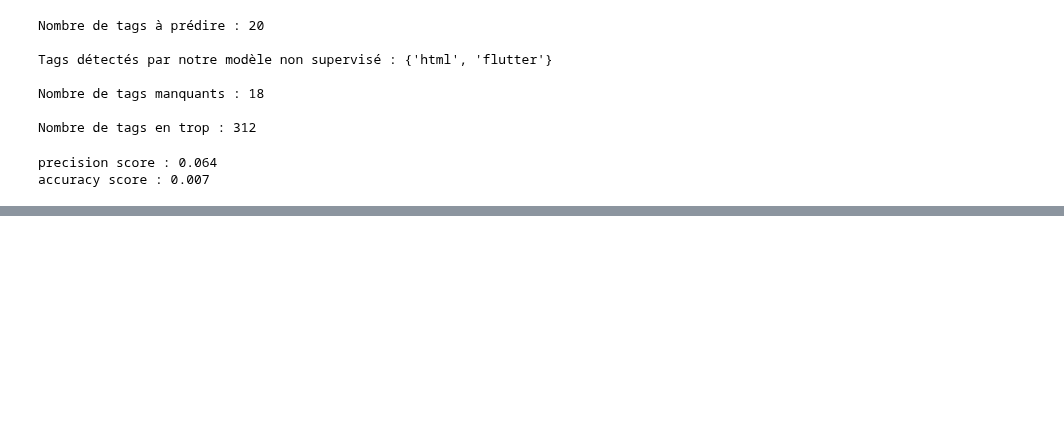
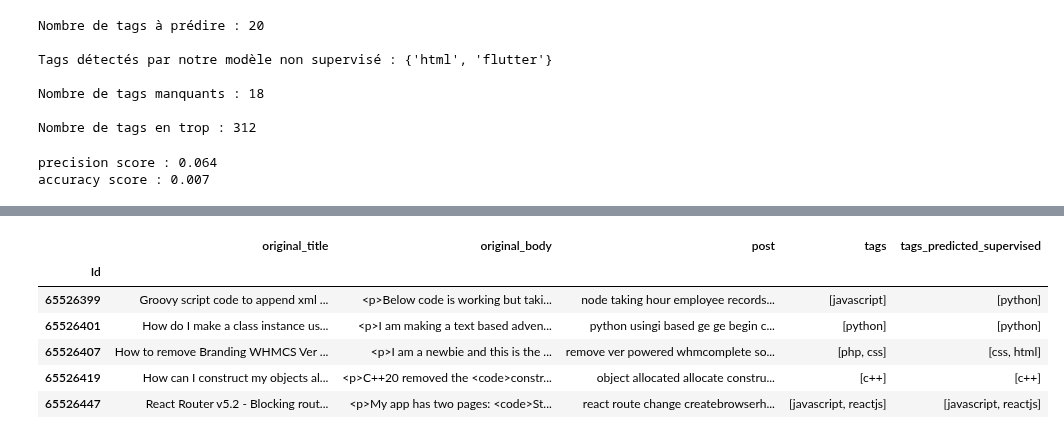
Before and after one commit to felanbi/Projet-OC-Categoriser-automatiquement-des-questions, a Jupyter notebook: P5_02_notebook_modeles.ipynb, the cells around one changed output, grey strips where cells are left out. Drawn from its saved outputs; the diff is of its cells as text; code cells hidden in the pictures; blank space fills up the shorter version.

```diff
--- a/P5_02_notebook_modeles.ipynb
+++ b/P5_02_notebook_modeles.ipynb
@@ -286,0 +394,17 @@ accuracy score : 0.007
+# %%
+from sklearn.linear_model import SGDClassifier
+
+sgd = OneVsRestClassifier(SGDClassifier())
+sgd.fit(X_train_he, train_labels)
+preds_train = sgd.predict(X_train_he)
+preds = sgd.predict(X_test_he)
+
+print("Train :\n")
+print('SGD precision score : ', precision_score(train_labels, preds_train, average = 'macro', zero_division = False))
+print('SGD recall score : ', recall_score(train_labels, preds_train, average = 'macro', zero_division = False))
+print('SGD accuracy score : ', accuracy_score(train_labels, preds_train))
+
+print("\nTest :\n")
+print('SGD precision score : ', precision_score(test_labels, preds, average = 'macro', zero_division = False))
+print('SGD recall score : ', recall_score(test_labels, preds, average = 'macro', zero_division = False))
+print('SGD accuracy score : ', accuracy_score(test_labels, preds))
@@ -286,0 +431,13 @@ accuracy score : 0.007
+# %%
+ann = Sequential([
+    layers.InputLayer(input_shape = X_train_he.shape[1]),
+    layers.Dense(32, activation = "relu"),
+    layers.Dense(32, activation = "relu"),
+    layers.Dense(20, activation = "sigmoid")])
+
+ann.compile(optimizer = "adam",
+            loss = "binary_crossentropy",
+            metrics = ["accuracy"])
+
+ann.fit(X_train_he, train_labels, epochs = 20, use_multiprocessing = True)
+ann.save('data/ann.h5')
@@ -286,0 +515,23 @@ accuracy score : 0.007
+# %%
+df_res_sup = data.copy()
+
+X = vectorizer.fit_transform(data.post.to_list())
+X = pd.DataFrame(data = X.toarray(),
+                 columns = vectorizer.vocabulary)
+
+y = ann.predict(X)
+y = pd.DataFrame(y)
+y = (y > seuil) * 1
+y = mlb.inverse_transform(y.values)
+y = [list(x) for x in y]
+
+df_res_sup["tags_predicted_supervised"] = y
+df_res_sup.head()
+# %% [output]
+|  | original_title | original_body | post | tags | tags_predicted_supervised |
+| Id |  |  |  |  |  |
+| 65526399 | Groovy script code to append xml ... | <p>Below code is working but taki... | node taking hour employee records... | [javascript] | [python] |
+| 65526401 | How do I make a class instance us... | <p>I am making a text based adven... | python usingi based ge ge begin c... | [python] | [python] |
+| 65526407 | How to remove Branding WHMCS Ver ... | <p>I am a newbie and this is the ... | remove ver powered whmcomplete so... | [php, css] | [css, html] |
+| 65526419 | How can I construct my objects al... | <p>C++20 removed the <code>constr... | object allocated allocate constru... | [c++] | [c++] |
+| 65526447 | React Router v5.2 - Blocking rout... | <p>My app has two pages: <code>St... | react route change createbrowserh... | [javascript, reactjs] | [javascript, reactjs] |
```
Also changed, not shown: parts of 21 cells of this notebook.
